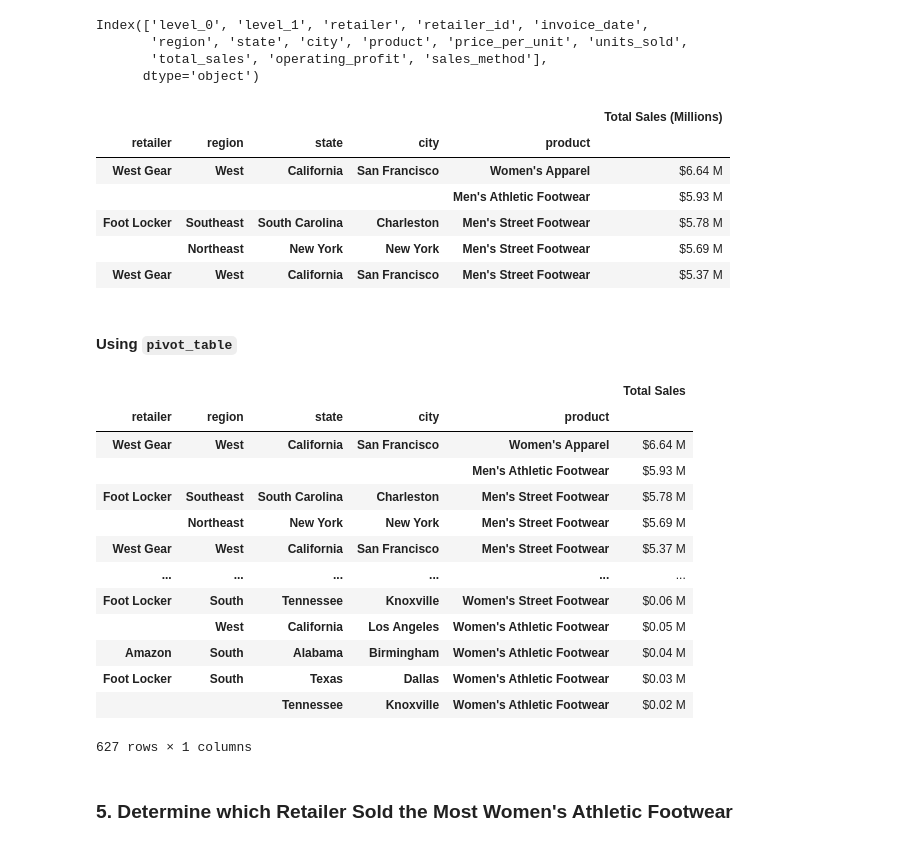
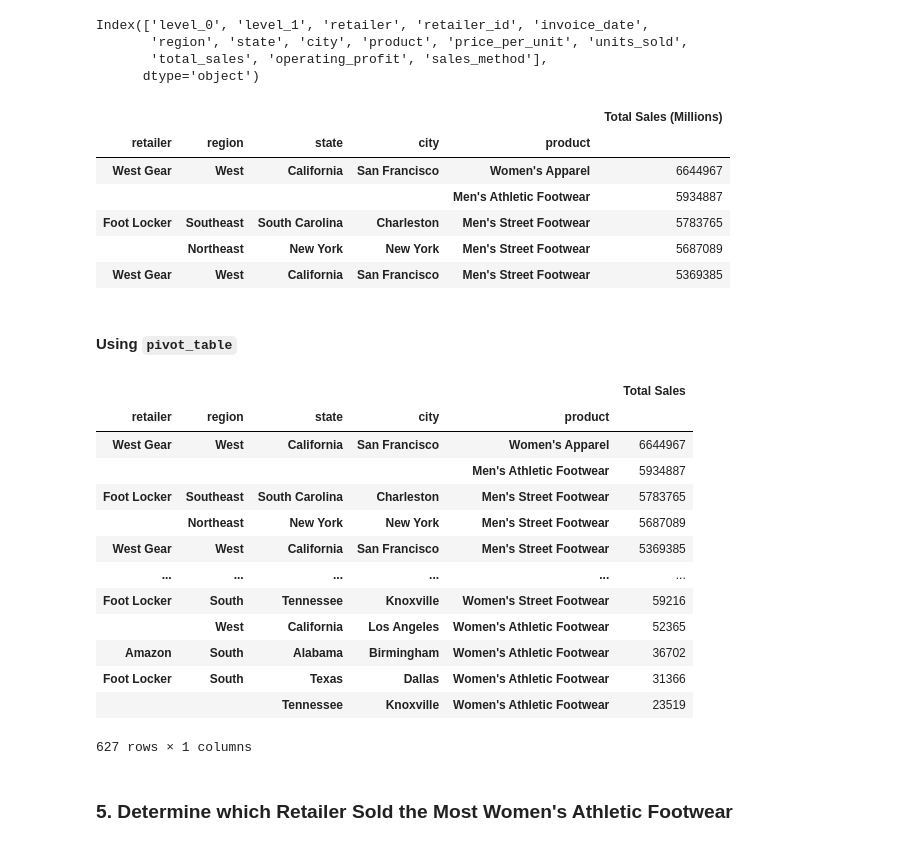
Before and after one commit to ncmoliver/athletic_sales_analysis, a Jupyter notebook: athletic_sales_analysis.ipynb, the cells around one changed output. Saved outputs shown, nothing was run; the diff lists cells and outputs as text; code cells hidden in the pictures.

```diff
--- a/athletic_sales_analysis.ipynb
+++ b/athletic_sales_analysis.ipynb
@@ -266,50 +246,48 @@ Index(['level_0', 'level_1', 'retailer', 'retailer_id', 'invoice_date',
 # Rename the "total_sales" column to "Total Sales"
 total_sales_retail_region = combined_df.groupby(['retailer','region', 'state', 'city','product'])[['total_sales']].sum()
 total_sales_retail_region = total_sales_retail_region.rename(columns=({'total_sales' : 'Total Sales (Millions)'}))
-total_sales_retail_region = total_sales_retail_region['Total Sales (Millions)'].apply(format_sales)
 
 # Show the top 5 results.
-total_sales_sorted = total_sales_retail_region.sort_values(ascending=False).head(5)
+total_sales_sorted = total_sales_retail_region.sort_values(by="Total Sales (Millions)", ascending=False).head(5)
 total_sales_df = pd.DataFrame(total_sales_sorted)
 total_sales_df
 # %% [output]
 |  |  |  |  |  | Total Sales (Millions) |
 | retailer | region | state | city | product |  |
-| West Gear | West | California | San Francisco | Women's Apparel | $6.64 M |
-|  |  |  |  | Men's Athletic Footwear | $5.93 M |
-| Foot Locker | Southeast | South Carolina | Charleston | Men's Street Footwear | $5.78 M |
-|  | Northeast | New York | New York | Men's Street Footwear | $5.69 M |
-| West Gear | West | California | San Francisco | Men's Street Footwear | $5.37 M |
+| West Gear | West | California | San Francisco | Women's Apparel | 6644967 |
+|  |  |  |  | Men's Athletic Footwear | 5934887 |
+| Foot Locker | Southeast | South Carolina | Charleston | Men's Street Footwear | 5783765 |
+|  | Northeast | New York | New York | Men's Street Footwear | 5687089 |
+| West Gear | West | California | San Francisco | Men's Street Footwear | 5369385 |
 # %% [markdown]
 #### Using `pivot_table`
 # %%
 # Show the total sales for the products sold for each retailer, region, state, and city.
 sales_by_retailer_region = combined_df.pivot_table(index=['retailer', 'region', 'state', 'city', 'product'],
                                                    values='total_sales',
                                                    aggfunc='sum')
 
 
 # Optional: Rename the "total_sales" column to "Total Sales"
 renamed_df = sales_by_retailer_region.rename(columns=({'total_sales' : 'Total Sales'}))
-renamed_df = renamed_df['Total Sales'].apply(format_sales)
 # Show the top 5 results.
-top_5 = renamed_df.sort_values(ascending=False)
+top_5 = renamed_df.sort_values(by="Total Sales", ascending=False)
 top_5_df = pd.DataFrame(top_5)
 top_5_df
 # %% [output]
 |  |  |  |  |  | Total Sales |
 | retailer | region | state | city | product |  |
-| West Gear | West | California | San Francisco | Women's Apparel | $6.64 M |
-|  |  |  |  | Men's Athletic Footwear | $5.93 M |
-| Foot Locker | Southeast | South Carolina | Charleston | Men's Street Footwear | $5.78 M |
-|  | Northeast | New York | New York | Men's Street Footwear | $5.69 M |
-| West Gear | West | California | San Francisco | Men's Street Footwear | $5.37 M |
+| West Gear | West | California | San Francisco | Women's Apparel | 6644967 |
+|  |  |  |  | Men's Athletic Footwear | 5934887 |
+| Foot Locker | Southeast | South Carolina | Charleston | Men's Street Footwear | 5783765 |
+|  | Northeast | New York | New York | Men's Street Footwear | 5687089 |
+| West Gear | West | California | San Francisco | Men's Street Footwear | 5369385 |
 | ... | ... | ... | ... | ... | ... |
-| Foot Locker | South | Tennessee | Knoxville | Women's Street Footwear | $0.06 M |
-|  | West | California | Los Angeles | Women's Athletic Footwear | $0.05 M |
-| Amazon | South | Alabama | Birmingham | Women's Athletic Footwear | $0.04 M |
-| Foot Locker | South | Texas | Dallas | Women's Athletic Footwear | $0.03 M |
-|  |  | Tennessee | Knoxville | Women's Athletic Footwear | $0.02 M |
+| Foot Locker | South | Tennessee | Knoxville | Women's Street Footwear | 59216 |
+|  | West | California | Los Angeles | Women's Athletic Footwear | 52365 |
+| Amazon | South | Alabama | Birmingham | Women's Athletic Footwear | 36702 |
+| Foot Locker | South | Texas | Dallas | Women's Athletic Footwear | 31366 |
+|  |  | Tennessee | Knoxville | Women's Athletic Footwear | 23519 |
 627 rows × 1 columns
 # %% [markdown]
 ### 5. Determine which Retailer Sold the Most Women's Athletic Footwear
```
Also changed, not shown: parts of 4 cells of this notebook.
